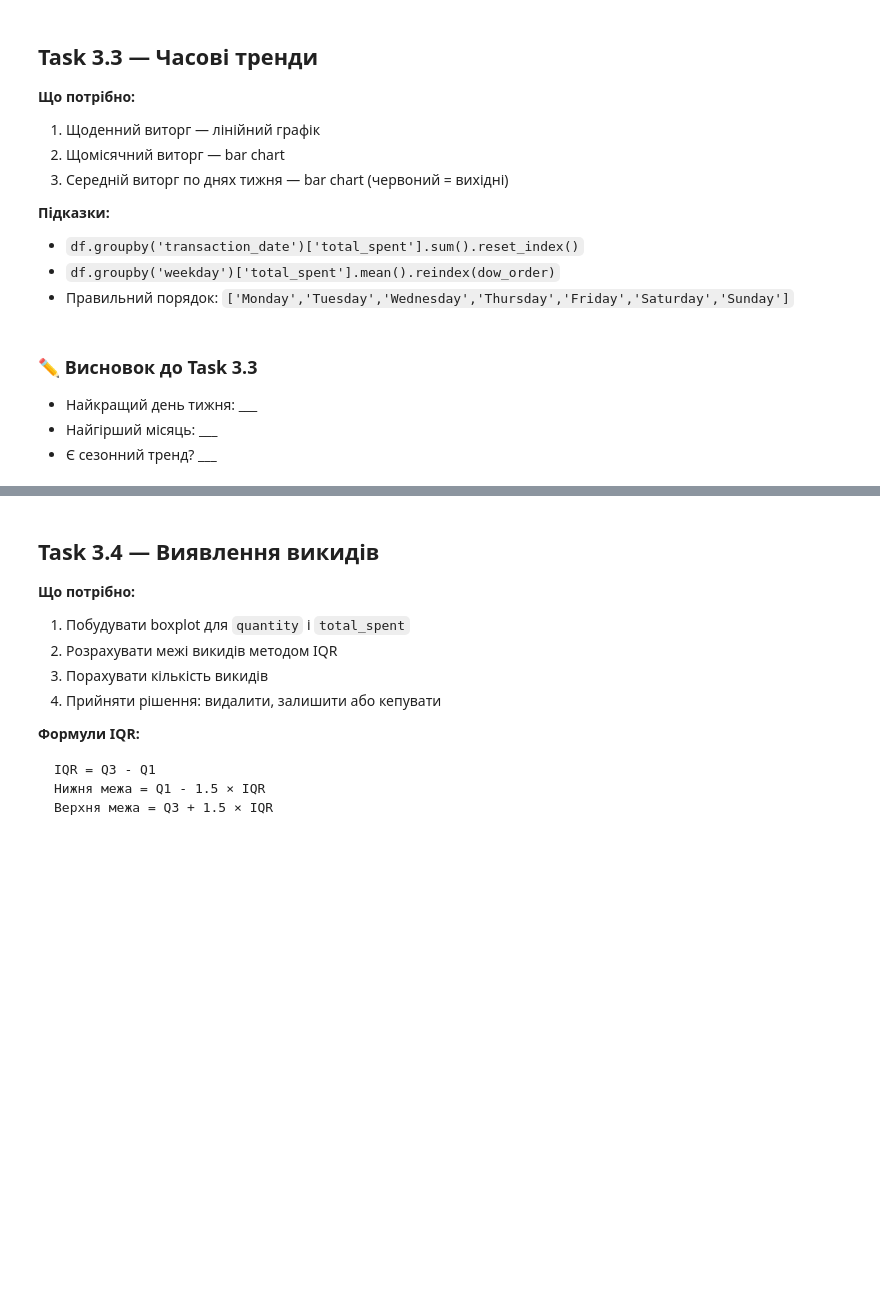
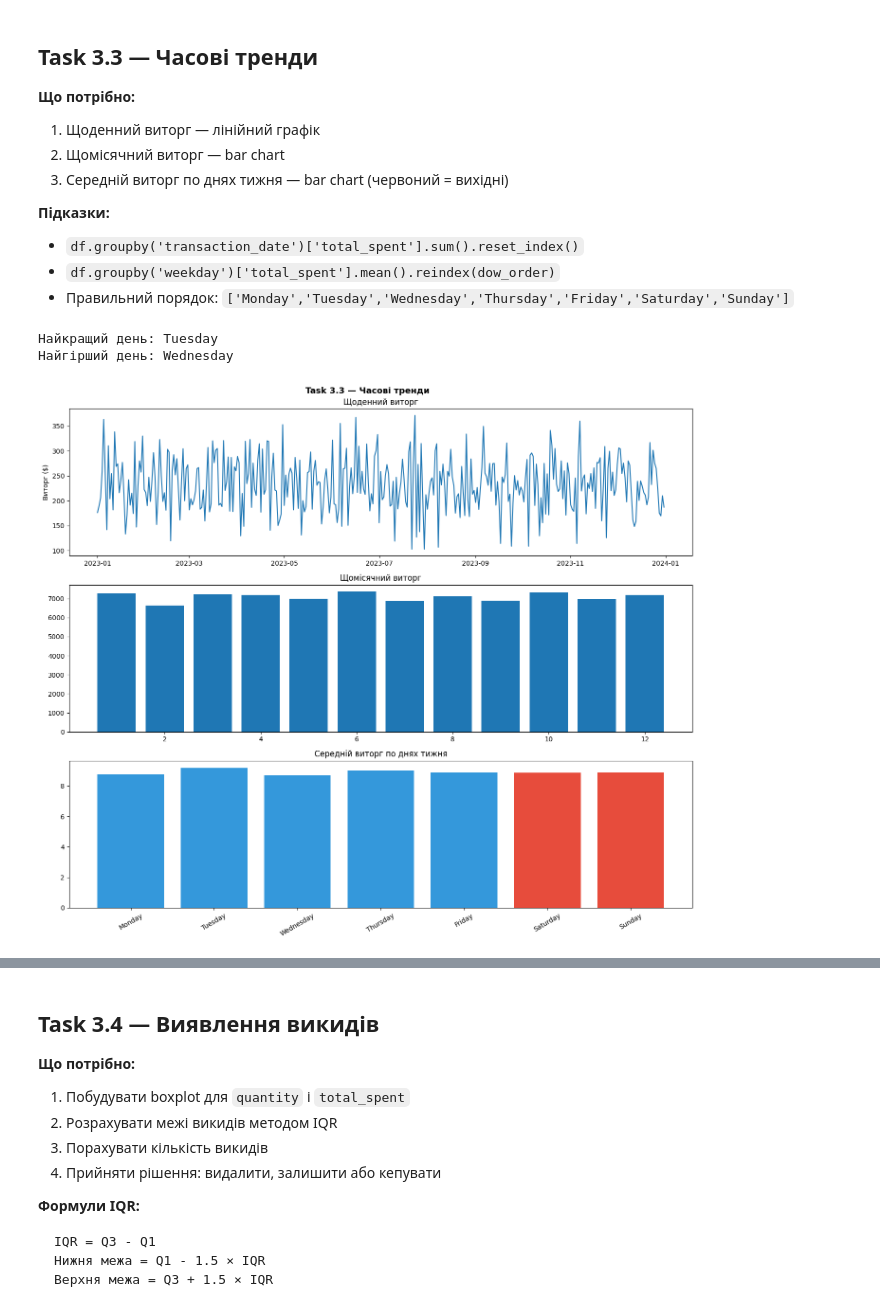
Before and after one commit to Alister44/Analysis_Cafe_Sales, a Jupyter notebook: cafe_eda_workbook_version2.ipynb, the cells around one changed output, grey strips where cells are left out. Drawn from its saved outputs; the diff is of its cells as text; code cells hidden in the pictures; blank space fills up the shorter version.

```diff
--- a/cafe_eda_workbook_version2.ipynb
+++ b/cafe_eda_workbook_version2.ipynb
@@ -766,47 +783,45 @@ plt.show()
 - Правильний порядок: `['Monday','Tuesday','Wednesday','Thursday','Friday','Saturday','Sunday']`
 # %%
 # Щоденний виторг
-daily_rev = df.groupby('transaction_date')['total_spent'].sum()
+daily_rev = df[df['transaction_date'].notna()].groupby('transaction_date')['total_spent'].sum()
 
-# Щомісячний виторг
-monthly_rev = # ВАШ КОД ТУТ
+# # Щомісячний виторг
+monthly_rev = df[df['transaction_date'].notna()].groupby('month')['total_spent'].sum()
 
-# По днях тижня (середнє)
-dow_order = ['Monday','Tuesday','Wednesday','Thursday','Friday','Saturday','Sunday']
-avg_dow = # ВАШ КОД ТУТ
+# # По днях тижня (середнє)
+day_order = ['Monday','Tuesday','Wednesday','Thursday','Friday','Saturday','Sunday']
+avg_day = df[df['transaction_date'].notna()].groupby('weekday')['total_spent'].mean().reindex(day_order)
 
-print(f'Найкращий день: {avg_dow.idxmax()}')
-print(f'Найгірший день: {avg_dow.idxmin()}')
+print(f'Найкращий день: {avg_day.idxmax()}')
+print(f'Найгірший день: {avg_day.idxmin()}')
+# %% [output]
+Найкращий день: Tuesday
+Найгірший день: Wednesday
 # %%
 fig, axes = plt.subplots(3, 1, figsize=(14, 12))
 fig.suptitle('Task 3.3 — Часові тренди', fontsize=13, fontweight='bold')
 
 # Графік 1: щоденний лінійний
-# ВАШ КОД ТУТ
+ax = axes[0]
+axes[0].plot(daily_rev.index, daily_rev.values)
 axes[0].set_title('Щоденний виторг')
 axes[0].set_ylabel('Виторг ($)')
 
 # Графік 2: щомісячний бар
 # Підказка: зробіть колонку label = перші 3 літери місяця + рік
-# ВАШ КОД ТУТ
+ax = axes[1]
+axes[1].bar(monthly_rev.index, monthly_rev.values)
 axes[1].set_title('Щомісячний виторг')
 
 # Графік 3: по днях тижня (вихідні = червоні, будні = сині)
-colors_dow = ['#E74C3C' if d in ['Saturday','Sunday'] else '#3498DB' for d in avg_dow.index]
-# ВАШ КОД ТУТ
+colors_dow = ['#E74C3C' if d in ['Saturday','Sunday'] else '#3498DB' for d in avg_day.index]
+ax = axes[2]
+axes[2].bar(avg_day.index, avg_day.values,color=colors_dow)
 axes[2].set_title('Середній виторг по днях тижня')
 axes[2].tick_params(axis='x', rotation=30)
 
 plt.tight_layout()
 plt.savefig('part3_task33.png', dpi=130, bbox_inches='tight')
 plt.show()
-
-# Знайти місяць з найнижчим виторгом
-worst_month = # ВАШ КОД ТУТ
-print(f'Місяць з найнижчим виторгом: {worst_month}')
+# %% [output]
+[figure, added]
-# %% [markdown]
-### ✏️ Висновок до Task 3.3
-
-- Найкращий день тижня: ___
-- Найгірший місяць: ___
-- Є сезонний тренд? ___
```
Also changed, not shown: parts of 12 cells of this notebook.
